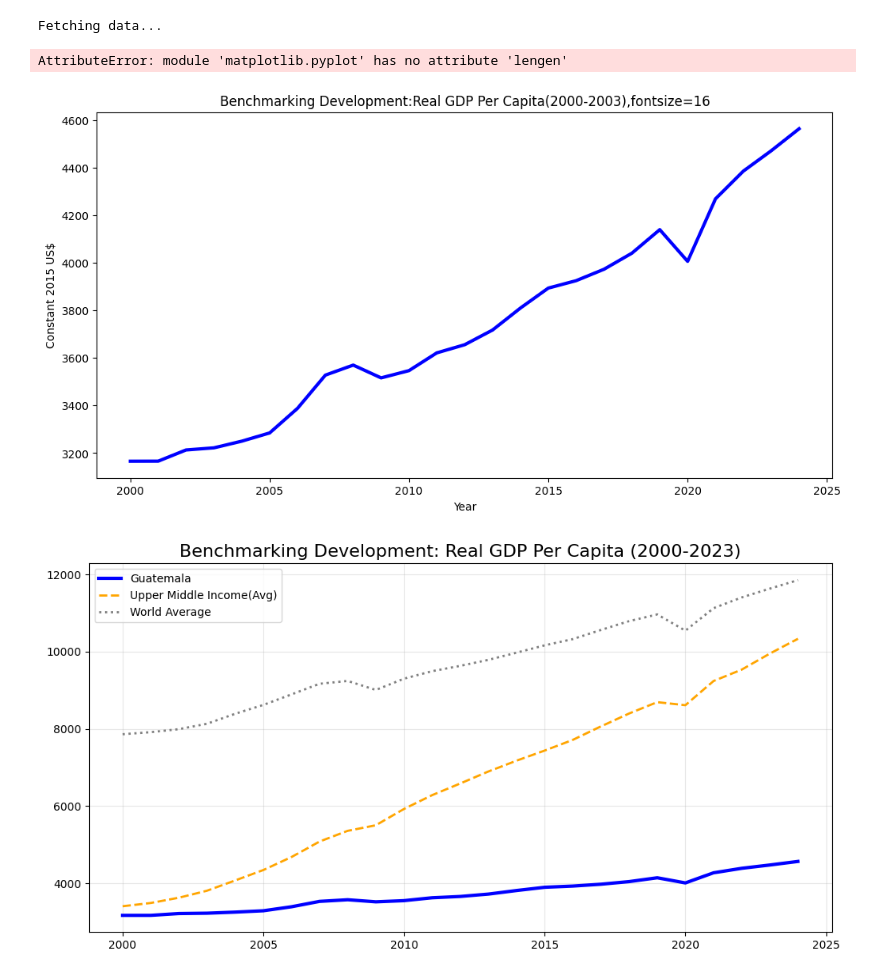
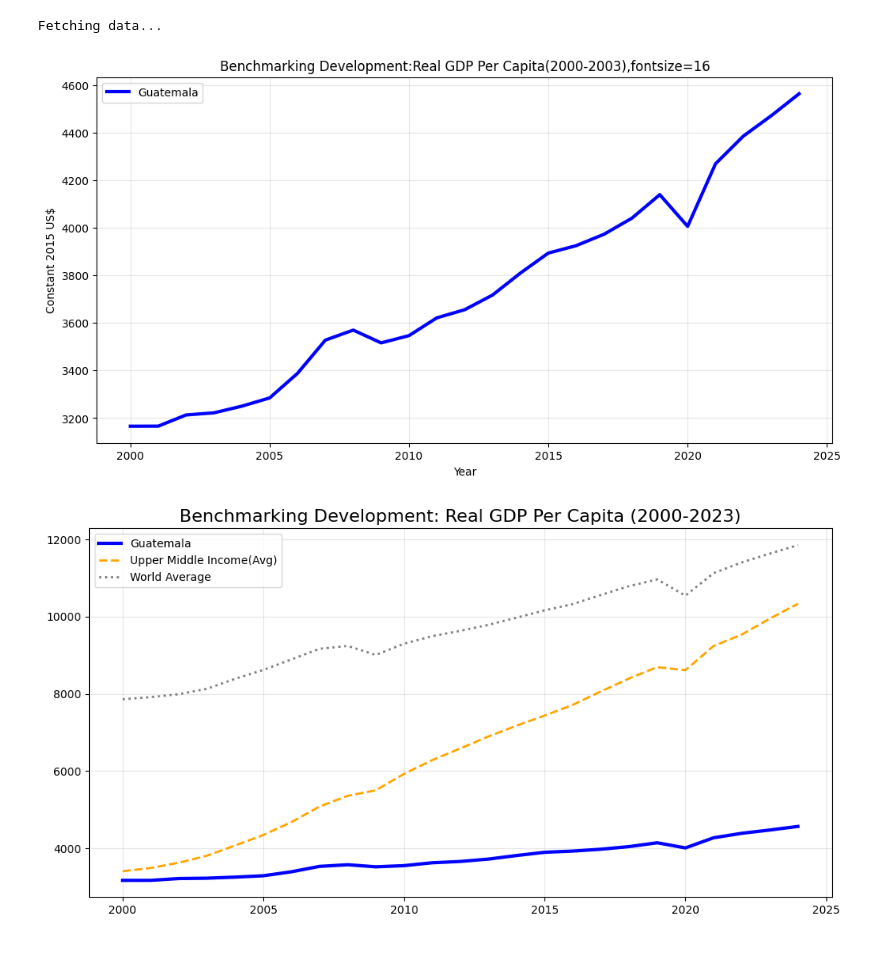
Before and after one commit to shuangquan-li-con/ECON5200-37499-Applied-Data-Analytics-in-Economics, a Jupyter notebook: lab3/lab3(new one).ipynb, the cells around one changed output. Drawn from its saved outputs; the diff is of its cells as text; code cells hidden in the pictures.

```diff
--- a/lab3/lab3(new one).ipynb
+++ b/lab3/lab3(new one).ipynb
@@ -53,15 +57,14 @@ df_gtm['Budget_Balanca']=df_gtm['Tax_Rev_GDP']-df_gtm['Gov_Exp_GDP']
 # %%
 plt.figure(figsize=(12,6))
 plt.plot(df.index,df[('GTM','GDP_Per_Capita_Const')],label='Guatemala',color='blue',linewidth=3)
 plt.title('Benchmarking Development:Real GDP Per Capita(2000-2003),fontsize=16')
 plt.ylabel('Constant 2015 US$')
 plt.xlabel('Year')
-plt.lengen()
+plt.legend()
 plt.grid(True,alpha=0.3)
 plt.show()
 # %% [output]
-AttributeError: module 'matplotlib.pyplot' has no attribute 'lengen'
-[figure, old version]
+[figure, new version]
 # %%
 plt.figure(figsize=(12,6))
 plt.plot(df.index,df[('GTM','GDP_Per_Capita_Const')],label='Guatemala',color='blue',linewidth=3)
```
Also changed, not shown: parts of 2 cells of this notebook.
